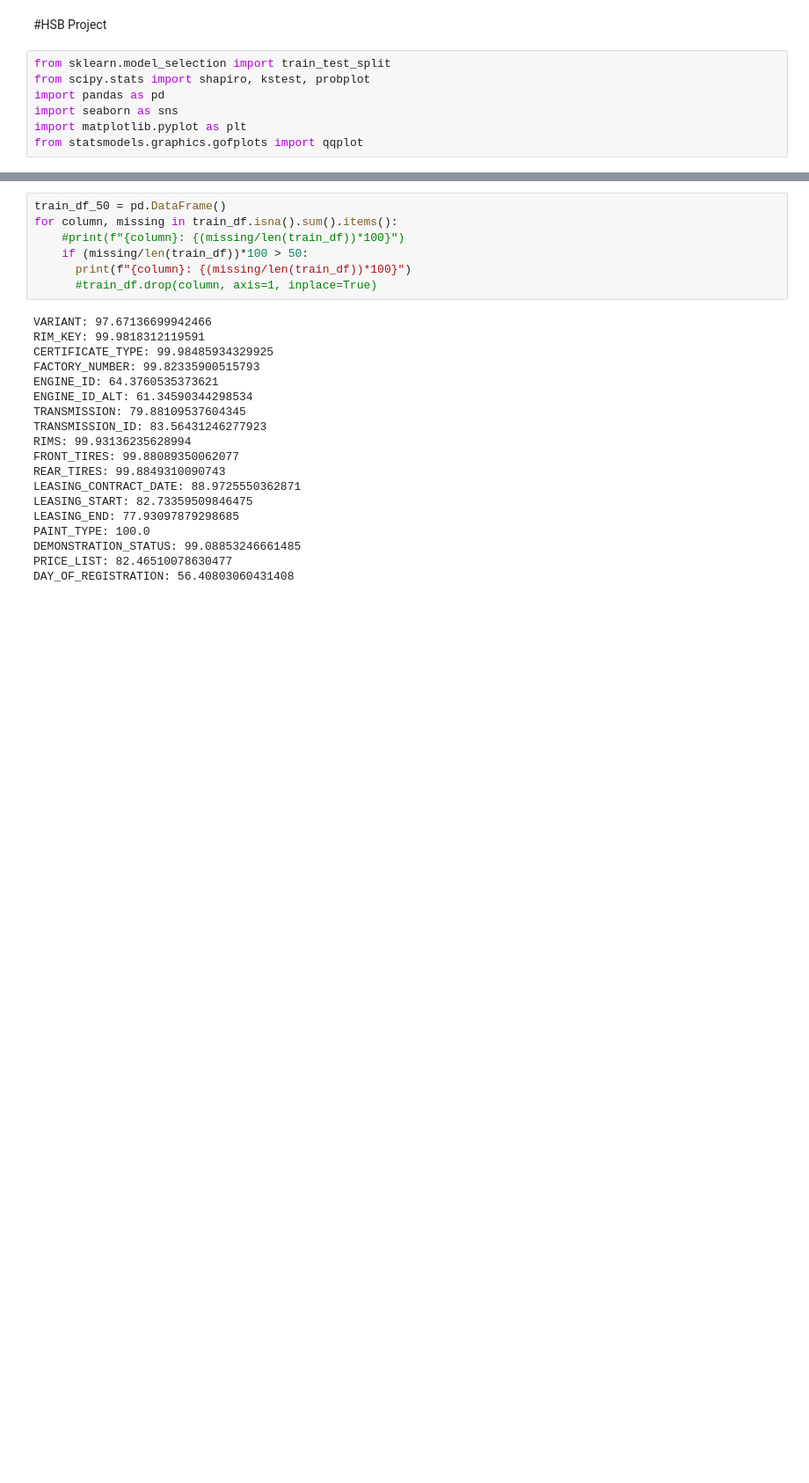
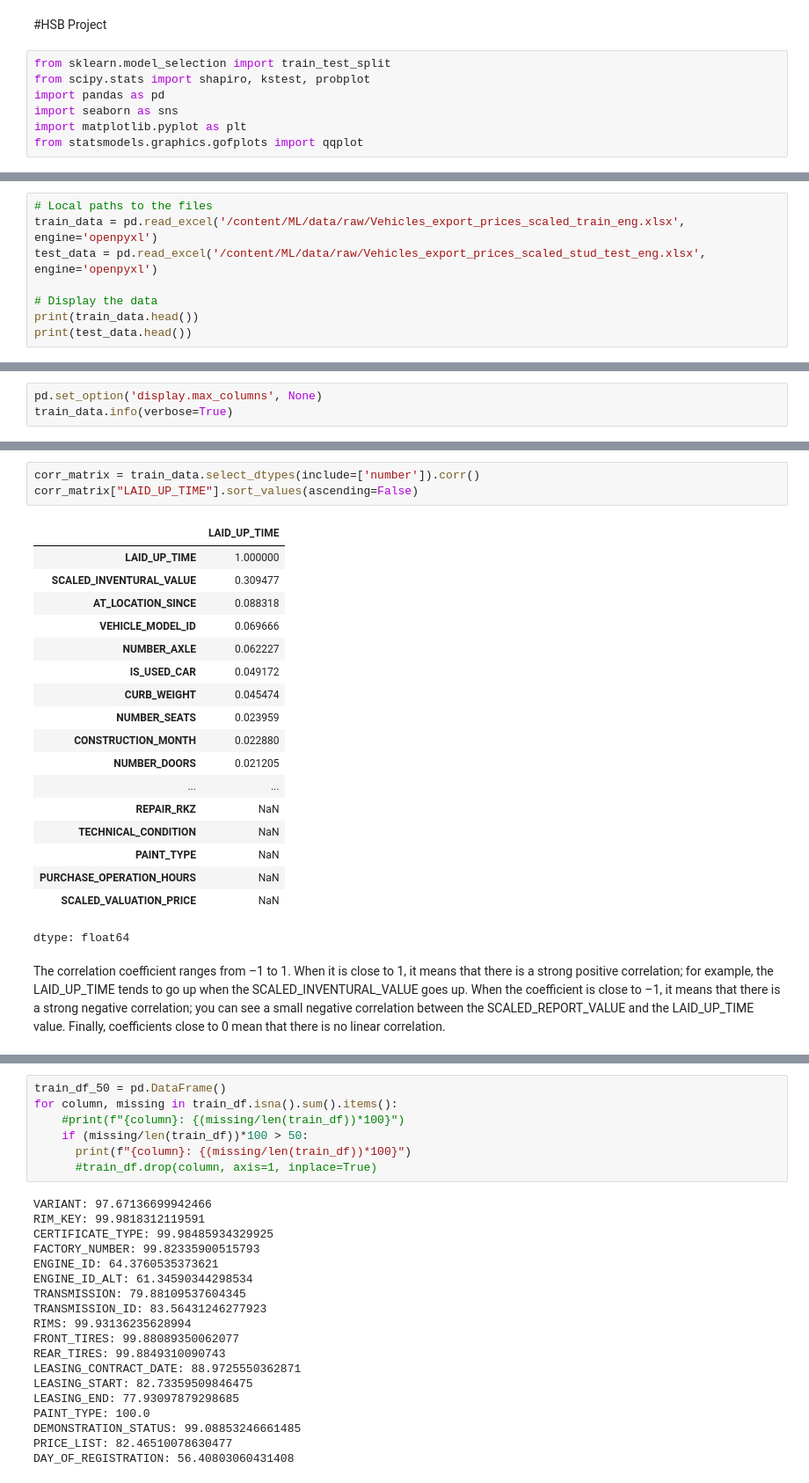
Before and after one commit to JONICK277/ML, a Jupyter notebook: code/preprocessing/projectHSB.ipynb, the cells around one changed output, grey strips where cells are left out. Shown at 88% size. Drawn from its saved outputs; the diff is of its cells as text; blank space fills up the shorter version.

```diff
--- a/code/preprocessing/projectHSB.ipynb
+++ b/code/preprocessing/projectHSB.ipynb
@@ -22,0 +27,8 @@ train_df = pd.read_excel(train_path)
+# %%
+# Local paths to the files
+train_data = pd.read_excel('/content/ML/data/raw/Vehicles_export_prices_scaled_train_eng.xlsx', engine='openpyxl')
+test_data = pd.read_excel('/content/ML/data/raw/Vehicles_export_prices_scaled_stud_test_eng.xlsx', engine='openpyxl')
+
+# Display the data
+print(train_data.head())
+print(test_data.head())
@@ -70,0 +110,3 @@ train_df.describe()
+# %%
+pd.set_option('display.max_columns', None)
+train_data.info(verbose=True)
@@ -70,0 +163,24 @@ train_df.describe()
+# %%
+corr_matrix = train_data.select_dtypes(include=['number']).corr()
+corr_matrix["LAID_UP_TIME"].sort_values(ascending=False)
+# %% [output]
+|  | LAID_UP_TIME |
+| LAID_UP_TIME | 1.000000 |
+| SCALED_INVENTURAL_VALUE | 0.309477 |
+| AT_LOCATION_SINCE | 0.088318 |
+| VEHICLE_MODEL_ID | 0.069666 |
+| NUMBER_AXLE | 0.062227 |
+| IS_USED_CAR | 0.049172 |
+| CURB_WEIGHT | 0.045474 |
+| NUMBER_SEATS | 0.023959 |
+| CONSTRUCTION_MONTH | 0.022880 |
+| NUMBER_DOORS | 0.021205 |
+| ... | ... |
+| REPAIR_RKZ | NaN |
+| TECHNICAL_CONDITION | NaN |
+| PAINT_TYPE | NaN |
+| PURCHASE_OPERATION_HOURS | NaN |
+| SCALED_VALUATION_PRICE | NaN |
+dtype: float64
+# %% [markdown]
+The correlation coefficient ranges from –1 to 1. When it is close to 1, it means that there is a strong positive correlation; for example, the LAID_UP_TIME tends to go up when the SCALED_INVENTURAL_VALUE goes up. When the coefficient is close to –1, it means that there is a strong negative correlation; you can see a small negative correlation between the SCALED_REPORT_VALUE and the LAID_UP_TIME value. Finally, coefficients close to 0 mean that there is no linear correlation.
```
Also changed, not shown: parts of 21 cells of this notebook.
